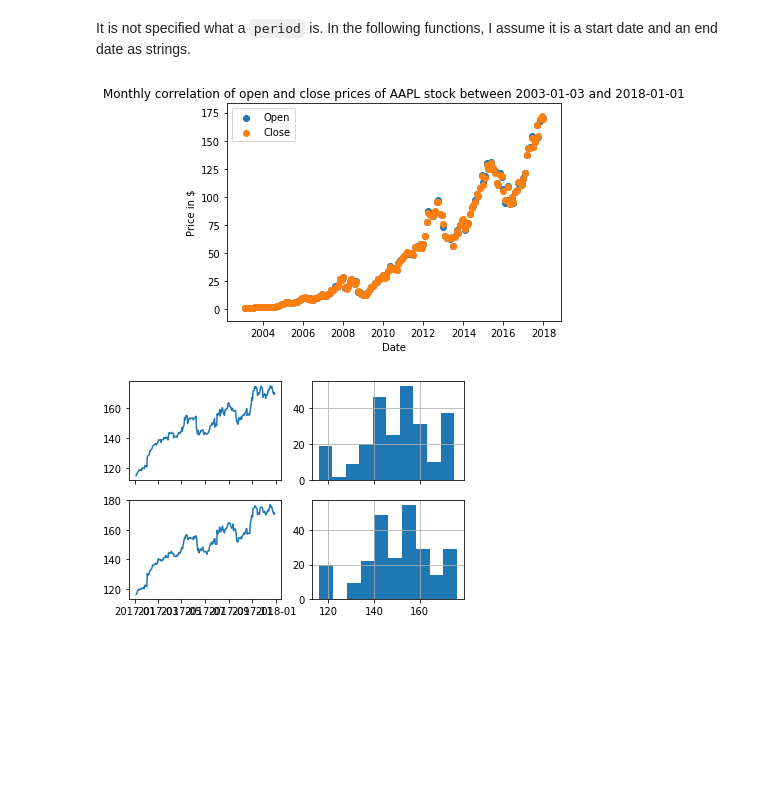
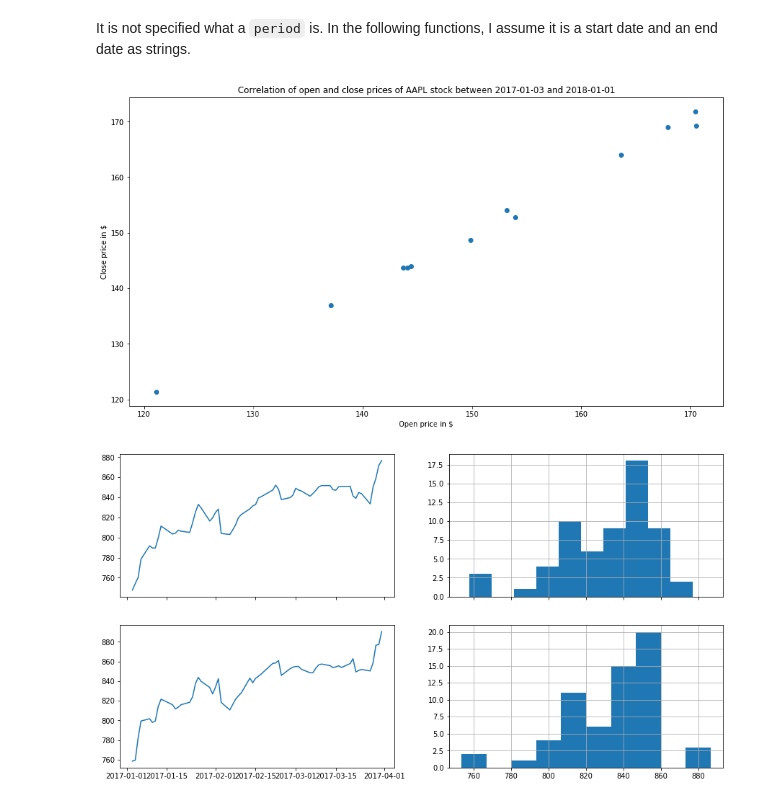
Before and after one commit to teobouvard/study, a Jupyter notebook: 4-UiS/data-science/assignment3/assignment.ipynb, the cells around one changed output. Drawn from its saved outputs; the diff is of its cells as text; code cells hidden in the pictures; blank space fills up the shorter version.

```diff
--- a/4-UiS/data-science/assignment3/assignment.ipynb
+++ b/4-UiS/data-science/assignment3/assignment.ipynb
@@ -8,4 +12,6 @@ from matplotlib import pyplot as plt
 %matplotlib inline
+# %%
+plt.rcParams['figure.figsize'] = [15, 8]
 # %% [markdown]
 ## Part 1
 # %% [markdown]
@@ -15,16 +21,16 @@ def show_correlation(stock_name, start, end):
     stock = DataReader(stock_name, start=start, end=end, data_source='yahoo')[['Open', 'Close']]
     business_month_end = pd.date_range(start, end, freq='BM')
     month_end = stock[stock.index.isin(business_month_end)]
-    plt.scatter(x=month_end.index, y=month_end['Open'])
-    plt.scatter(x=month_end.index, y=month_end['Close'])
-    plt.legend(['Open', 'Close'])
-    plt.xlabel("Date")
-    plt.ylabel("Price in $")
-    plt.title("Monthly correlation of open and close prices of {} stock between {} and {}".format(stock_name, start, end))
+    x = month_end['Open']
+    y = month_end['Close']
+    plt.scatter(x, y)
+    plt.xlabel("Open price in $")
+    plt.ylabel("Close price in $")
+    plt.title("Correlation of open and close prices of {} stock between {} and {}".format(stock_name, start, end))
 # %%
-show_correlation('AAPL', '2003-01-03', '2018-01-01')
+show_correlation('AAPL', '2017-01-03', '2018-01-01')
 # %% [output]
-[figure, old version]
+[figure, new version]
 # %%
 def show_daily_features(stock_name, start, end):
     stock = DataReader(stock_name, start=start, end=end, data_source='yahoo')
@@ -34,6 +40,6 @@ def show_daily_features(stock_name, start, end):
     stock['Open'].hist(ax=ax[0, 1])
     stock['Close'].hist(ax=ax[1, 1])
 # %%
-show_daily_features('AAPL', '2017-01-03', '2018-01-01')
+show_daily_features('AMZN', '2017-01-01', '2017-04-01')
 # %% [output]
-[figure, old version]
+[figure, new version]
```
Also changed, not shown: parts of 10 cells of this notebook.
